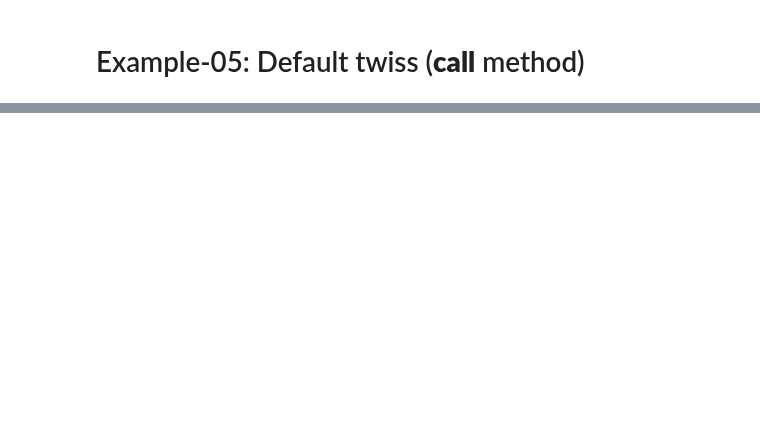
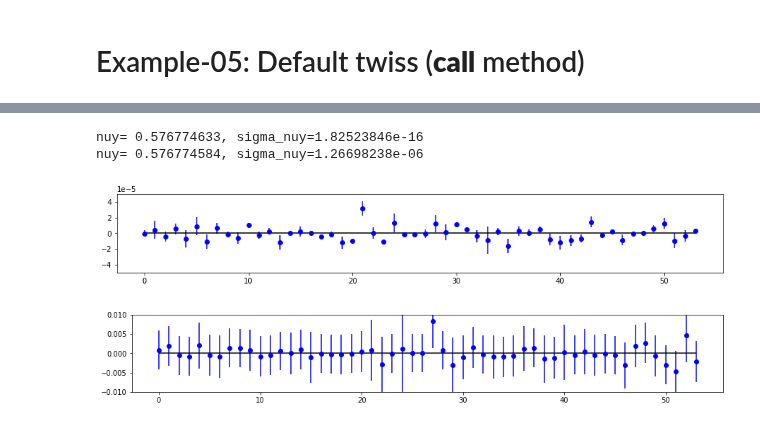
Before and after one commit to i-a-morozov/harmonica, a Jupyter notebook: notebook/nb_twiss.ipynb, the cells around one changed output, grey strips where cells are left out. Cells and saved outputs as stored; diff of their text form; code cells hidden in the pictures; blank space fills up the shorter version.

```diff
--- a/notebook/nb_twiss.ipynb
+++ b/notebook/nb_twiss.ipynb
@@ -1556,0 +1945,59 @@ sigma_fy    : 4.77647552e-05
+# %%
+# Y
+
+df = pandas.read_pickle('../virtual_tbt.pkl.gz')
+data = torch.tensor(df.Y.to_list(), dtype=dtype, device=device)
+
+# Reference parameters
+length = 4096
+w = Window(length, 'cosine_window', 5.0, dtype=dtype, device=device)
+d = Data.from_data(w, data)
+f = Frequency(d)
+d.window_remove_mean()
+d.window_apply()
+f('parabola')
+d.reset()
+frequency, spread = f.frequency.mean(), f.frequency.std()
+frequency = 1.0 - frequency
+h = Decomposition(d)
+result, _ = h.harmonic_sum(frequency, w.window, d.data)
+_, _, ref_ay, ref_fy = result.T
+print(f'nuy={frequency.item():12.9}, sigma_nuy={spread.item():12.9}')
+
+# Frequency
+length = 1024
+w = Window(length, 'cosine_window', 1.0, dtype=dtype, device=device)
+d = Data.from_data(w, data[:, :length])
+n = noise_y*(25.0 + 75.0*torch.rand(54, dtype=dtype, device=device))
+d.add_noise(n)
+d.data.copy_(d.work)
+f = Frequency(d)
+d.window_remove_mean()
+d.window_apply()
+f('parabola')
+d.reset()
+nuy, sigma_nuy = f.frequency.mean(), f.frequency.std()
+nuy = 1.0 - nuy
+print(f'nuy={nuy.item():12.9}, sigma_nuy={sigma_nuy.item():12.9}')
+
+# Amplitude
+dec = Decomposition(d)
+ay, sigma_ay, _ = dec.harmonic_amplitude(nuy, length=128, order=1.0, error=True, sigma_frequency=sigma_nuy, shift=True, count=128, step=1, method='noise')
+plt.figure(figsize=(15, 2))
+plt.errorbar(range(54), (ay - ref_ay).cpu().numpy(), yerr=sigma_ay.cpu().numpy(), fmt=' ', marker='o', color='blue')
+plt.hlines(0, 0, 53, colors='black')
+plt.ylim(-5.0E-5, +5.0E-5)
+plt.show()
+
+# Phase
+fy, sigma_fy, _ = dec.harmonic_phase(nuy, length=256, order=0.0, error=True, sigma_frequency=sigma_nuy, shift=True, count=256, step=4, method='noise')
+plt.figure(figsize=(15, 2))
+plt.errorbar(range(54), (fy - ref_fy).cpu().numpy(), yerr=sigma_fy.cpu().numpy(), fmt=' ', marker='o', color='blue')
+plt.hlines(0, 0, 53, colors='black')
+plt.ylim(-1.0E-2, +1.0E-2)
+plt.show()
+# %% [output]
+nuy= 0.576774633, sigma_nuy=1.82523846e-16
+nuy= 0.576774584, sigma_nuy=1.26698238e-06
+[figure, added]
+[figure, added]
```
Also changed, not shown: parts of 79 cells of this notebook, 1 other file.
